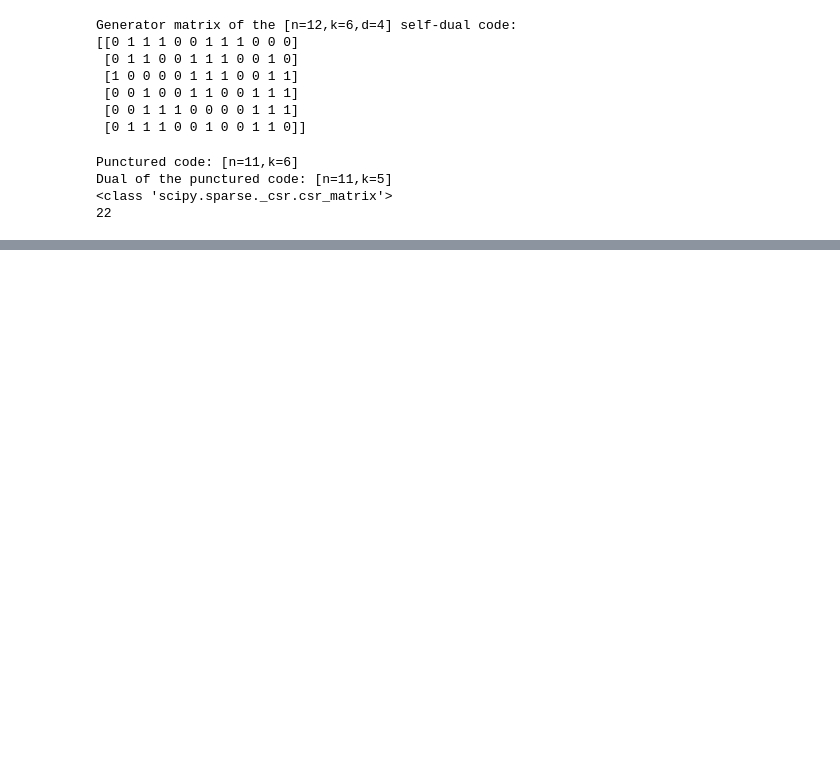
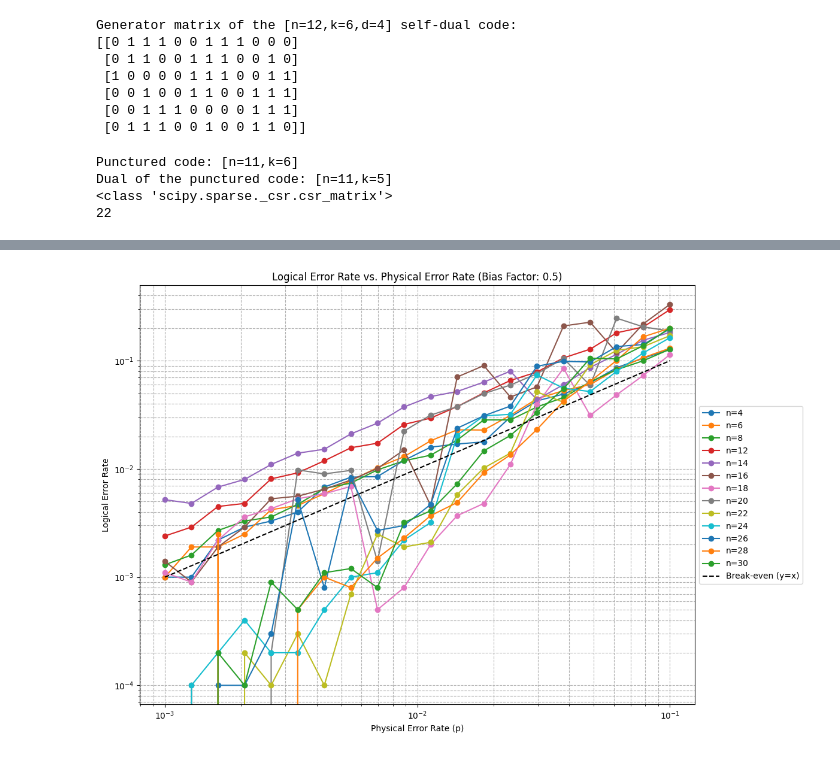
Before and after one commit to MarkAppprogrammer/Qiskit-CSS-T, a Jupyter notebook: decoder/VibeLSD/lsd.ipynb, the cells around one changed output, grey strips where cells are left out. Drawn from its saved outputs; the diff is of its cells as text; code cells hidden in the pictures; blank space fills up the shorter version.

```diff
--- a/decoder/VibeLSD/lsd.ipynb
+++ b/decoder/VibeLSD/lsd.ipynb
@@ -124,0 +285,10 @@ Shot 9:
+# %%
+ns = [4, 6, 8, 12, 14, 16, 18, 20, 22, 24, 26, 28, 30]#, 32, 34, 36, 38, 40, 42, 44, 46, 48, 50, 52, 54, 56, 58, 60, 62, 64]
+ps = np.logspace(-3, -1, 20).tolist()
+
+lsd_order = 20
+max_iter = 1000
+bias_factor = 0.5
+num_shots = 10000
+
+log_errors_counts = run_simulation(ns, ps, bias_factor, max_iter, lsd_order, num_shots)
@@ -124,0 +309,4 @@ Shot 9:
+# %%
+plot_logical_error_rates(ns, ps, bias_factor, log_errors_counts)
+# %% [output]
+[figure, added]
```
Also changed, not shown: parts of 11 cells of this notebook, 1 other file.
